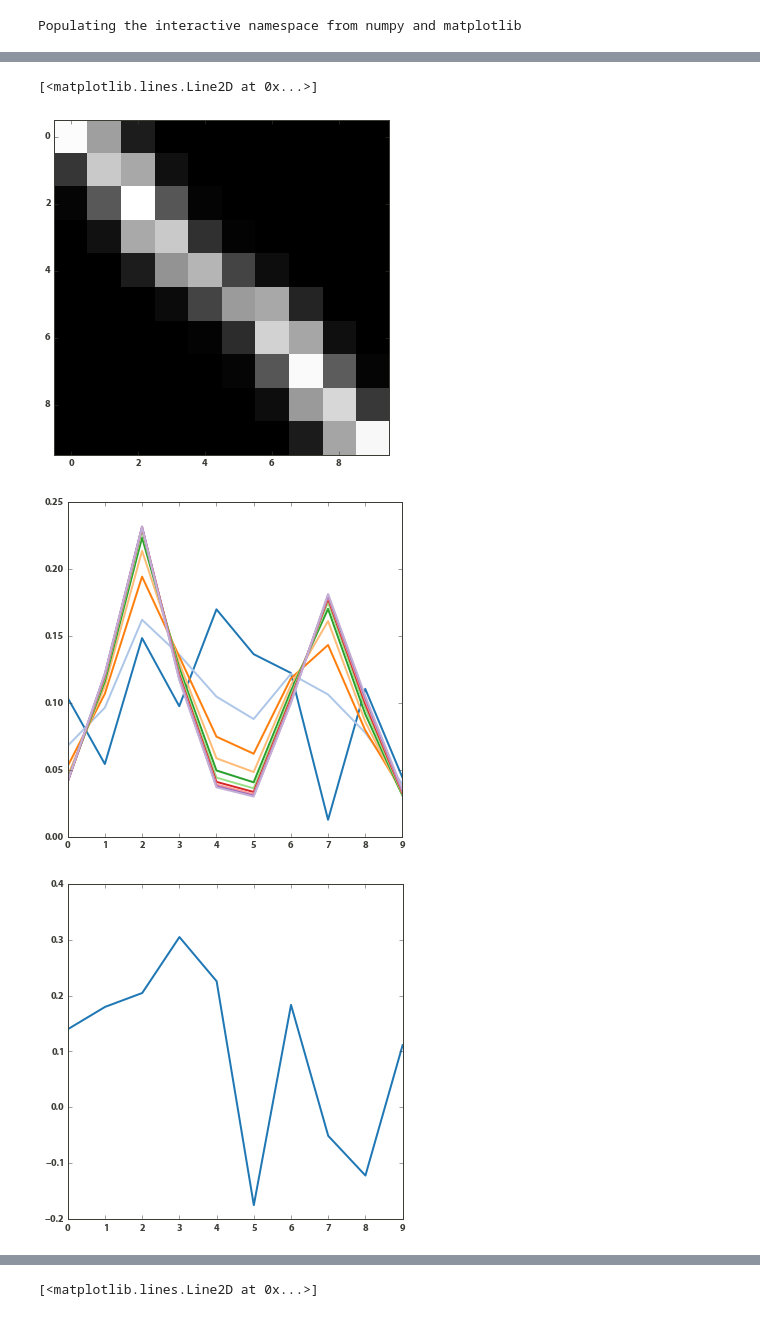
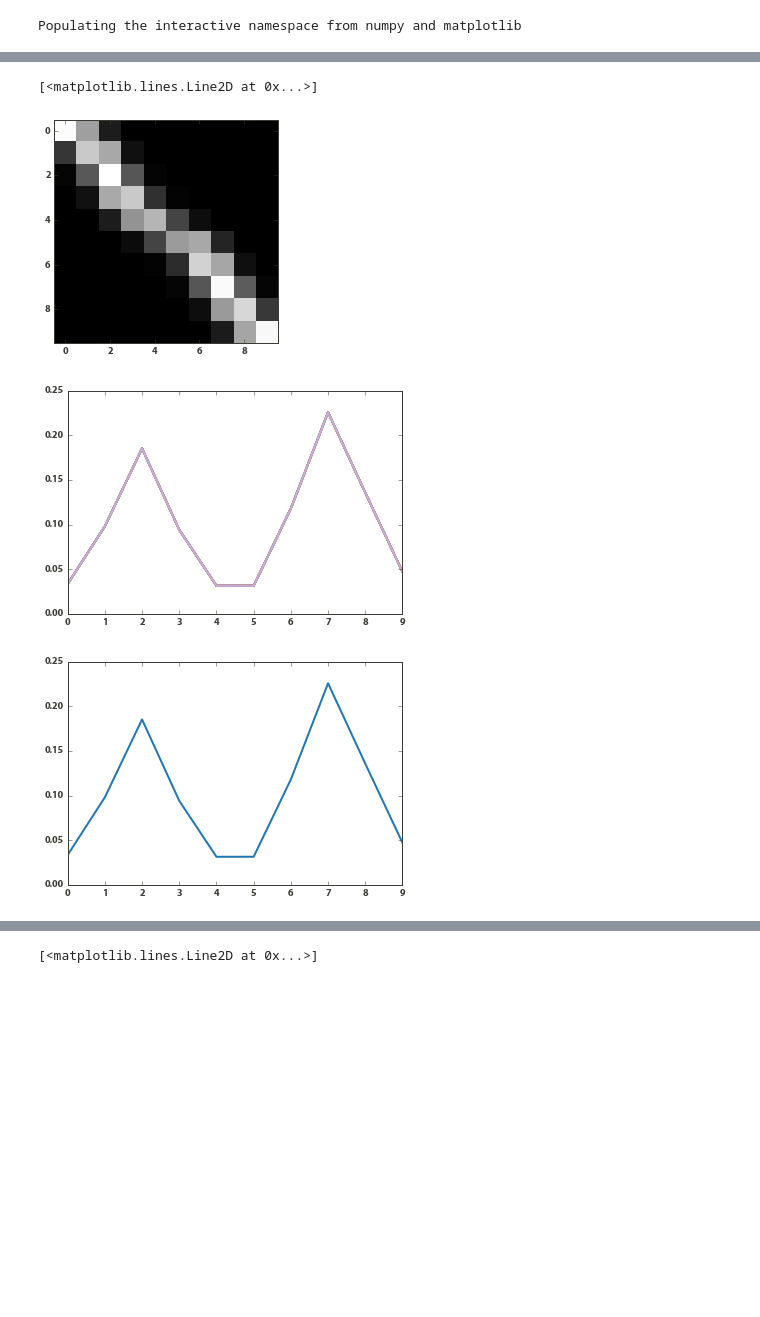
Before and after one commit to williamgilpin/netsim, a Jupyter notebook: simple_models.ipynb, the cells around one changed output, grey strips where cells are left out. Saved outputs shown, nothing was run; the diff lists cells and outputs as text; code cells hidden in the pictures; blank space fills up the shorter version.

```diff
--- a/simple_models.ipynb
+++ b/simple_models.ipynb
@@ -25,7 +25,7 @@ if 'renorm_neq' in sys.modules:
     from renorm_neq import *
 # %%
 # load a sample transition matrix pickled from MSMBuilder double well tutorial
-from pprint import pprint
+
 try:
     import cPickle as pickle
 except:
@@ -41,36 +41,37 @@ imshow(tmat)
 figure()
 p0 =  rand(10)
 p0 = p0/sum(p0)
+p0 = getss(tmat)
 hold(True)
 for ii in range(10):
     if mod(ii,1)==0:
         plot( p0.dot(matrix_power(tmat, ii)) )
     else:
         pass
 
 figure()
-plot(getss(tmat.T))
+plot(getss(tmat))
 # %% [output]
  0.573  0.362  0.064  0.001  0.000  0.000  0.000  0.000  0.000  0.000
 
  0.123  0.458  0.381  0.037  0.001  0.000  0.000  0.000  0.000  0.000
 
  0.012  0.202  0.580  0.195  0.011  0.000  0.000  0.000  0.000  0.000
 
  0.001  0.039  0.384  0.456  0.112  0.009  0.000  0.000  0.000  0.000
 
  0.000  0.002  0.065  0.334  0.411  0.156  0.031  0.001  0.000  0.000
 
  0.000  0.000  0.001  0.026  0.156  0.352  0.381  0.083  0.002  0.000
 
  0.000  0.000  0.000  0.000  0.008  0.101  0.478  0.377  0.034  0.000
 
  0.000  0.000  0.000  0.000  0.000  0.012  0.197  0.568  0.211  0.013
 
  0.000  0.000  0.000  0.000  0.000  0.000  0.030  0.351  0.489  0.130
 
  0.000  0.000  0.000  0.000  0.000  0.000  0.001  0.061  0.375  0.563
 [<matplotlib.lines.Line2D at 0x...>]
-[figure, old version]
+[figure, new version]
-[figure, old version]
+[figure, new version]
-[figure, old version]
+[figure, new version]
```
Also changed, not shown: parts of 9 cells of this notebook, 1 other file.
